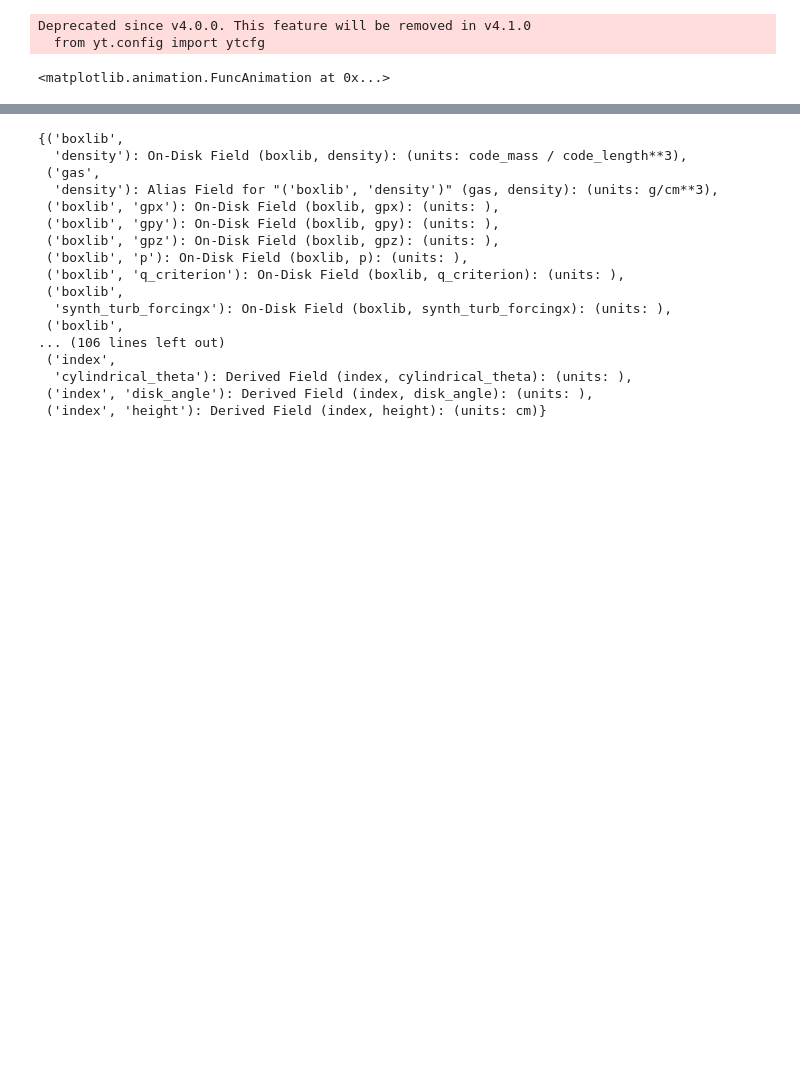
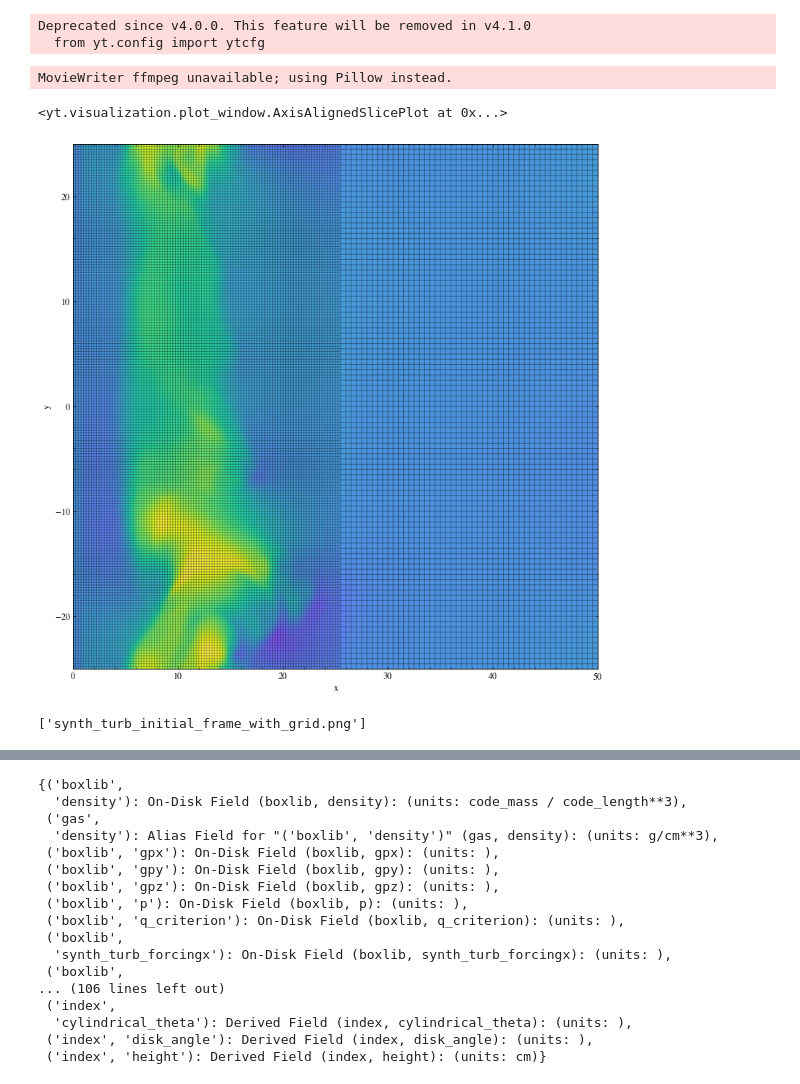
Before and after one commit to diederikb/nrel_jupyter_notebooks, a Jupyter notebook: postprocess_turbulence.ipynb, the cells around one changed output, grey strips where cells are left out. Drawn from its saved outputs; the diff is of its cells as text; code cells hidden in the pictures; blank space fills up the shorter version.

```diff
--- a/postprocess_turbulence.ipynb
+++ b/postprocess_turbulence.ipynb
@@ -27,8 +22,8 @@ import postprocessing
 from IPython.display import display, HTML
 display(HTML("<style>.container { width:100% !important; }</style>"))
 # %%
-root_dir = '/scratch/dbeckers/synth_turb/godunov_ppm/fine_to_coarse_small_100_100_40/nx_100'
-# root_dir = '/scratch/dbeckers/synth_turb/mol_central/fine_to_coarse/nx_200'
+dir_godunov_ppm = '/scratch/dbeckers/synth_turb/godunov_ppm/fine_to_coarse_small_50_50_10_restart/nx_100'
+dir_mol_central = '/scratch/dbeckers/synth_turb/mol_central/fine_to_coarse_small_50_50_10_restart/nx_100'
 # %%
 def init_animation():
     return
@@ -49,4 +47,4 @@ anim = FuncAnimation(fig, animate, frames=30, interval=100)
-# %%
-anim
-# %% [output]
-<matplotlib.animation.FuncAnimation at 0x...>
+# %%
+anim.save('godunov_ppm_50_50_10_nx_100.gif',dpi=300)
+# %% [output]
+MovieWriter ffmpeg unavailable; using Pillow instead.
@@ -52,0 +70,12 @@ anim
+# %%
+fig,ax = plt.subplots()
+ds = postprocessing.load_plt(dir_godunov_ppm,30)
+slp = postprocessing.setup_slice_plot(fig,ax,ds,'boxlib','velocityy',[-0.5,0.5],buff_size=[4000,4000])
+slp.annotate_cell_edges(line_width=0.0001)
+# %% [output]
+<yt.visualization.plot_window.AxisAlignedSlicePlot at 0x...>
+[figure, added]
+# %%
+slp.save('synth_turb_initial_frame_with_grid.png')
+# %% [output]
+['synth_turb_initial_frame_with_grid.png']
```
Also changed, not shown: parts of 11 cells of this notebook, 7 other files.
